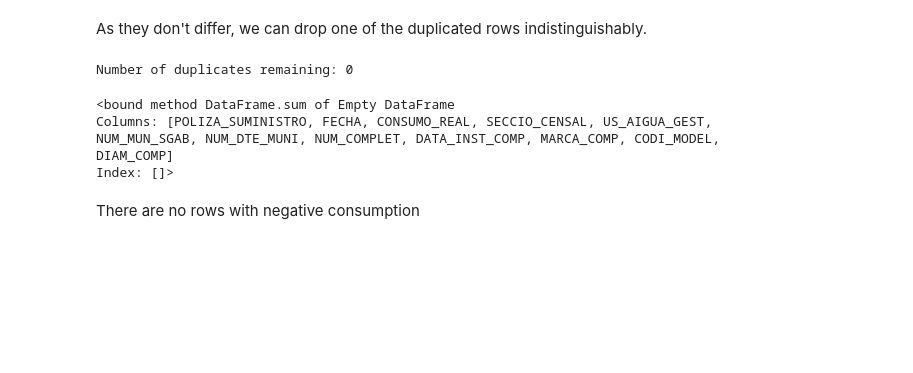
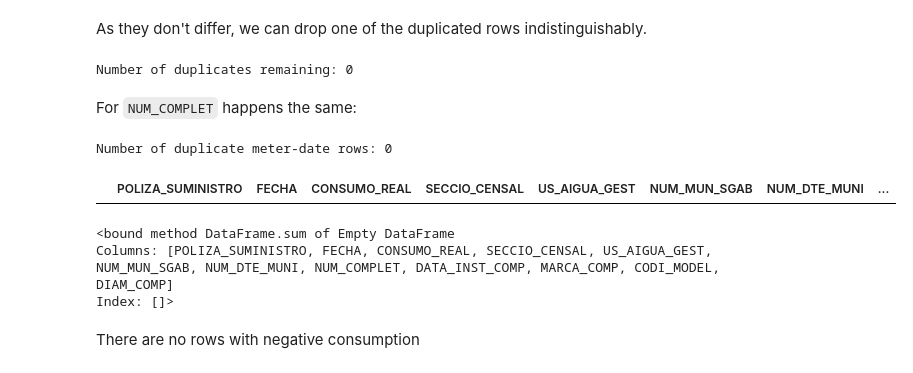
Before and after one commit to jordiestevee/ProjectManagement_G102.F, a Jupyter notebook: data_integration.ipynb, the cells around one changed output. Saved outputs shown, nothing was run; the diff lists cells and outputs as text; code cells hidden in the pictures; blank space fills up the shorter version.

```diff
--- a/data_integration.ipynb
+++ b/data_integration.ipynb
@@ -300,6 +311,15 @@ duplicates_after = meter_data_filtered.duplicated(subset=['POLIZA_SUMINISTRO', '
 print("Number of duplicates remaining:", duplicates_after)
 # %% [output]
 Number of duplicates remaining: 0
+# %% [markdown]
+For `NUM_COMPLET` happens the same:
+# %%
+duplicates = meter_data_filtered.duplicated(subset=['NUM_COMPLET', 'FECHA'])
+print("Number of duplicate meter-date rows:", duplicates.sum())
+display(meter_data_filtered[duplicates])
+# %% [output]
+Number of duplicate meter-date rows: 0
+|  | POLIZA_SUMINISTRO | FECHA | CONSUMO_REAL | SECCIO_CENSAL | US_AIGUA_GEST | NUM_MUN_SGAB | NUM_DTE_MUNI | ... |
 # %%
 print(meter_data_filtered[meter_data_filtered['CONSUMO_REAL'] < 0].sum)
 # %% [output]
```
Also changed, not shown: parts of 12 cells of this notebook.
